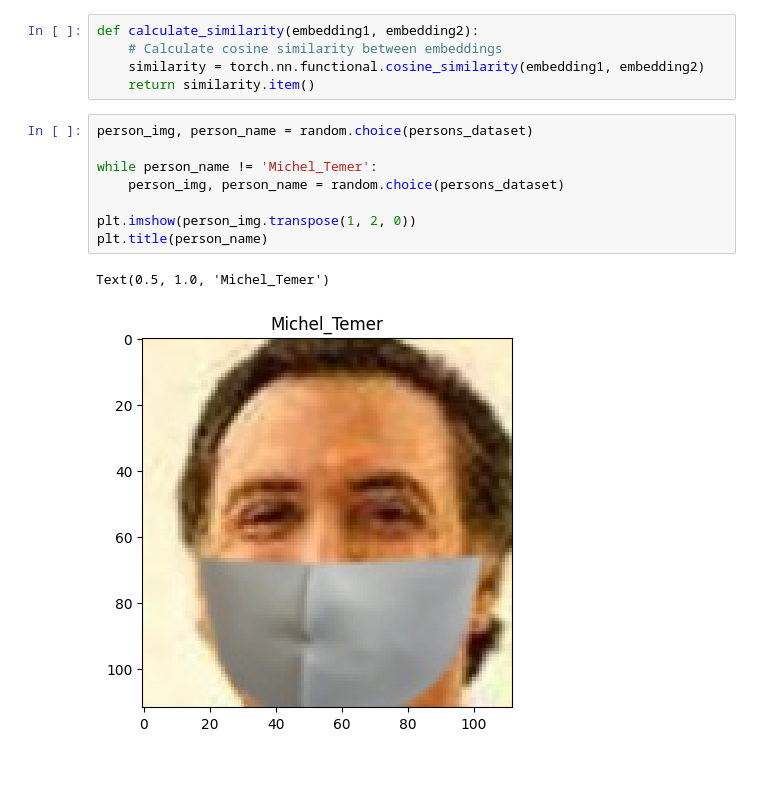
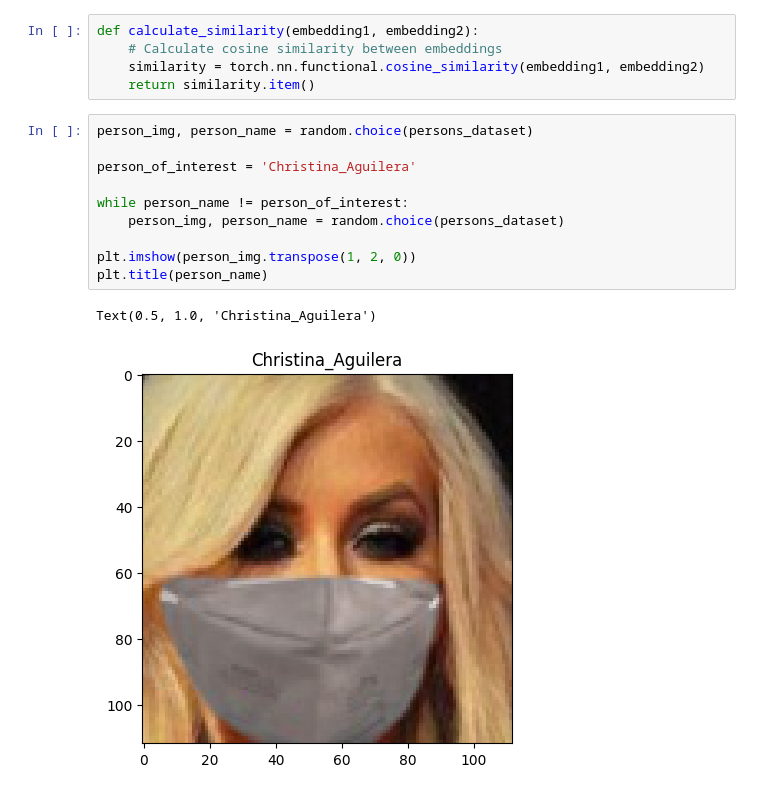
Before and after one commit to ebouhid/faceRecognition, a Jupyter notebook: predictions.ipynb, the cells around one changed output. Cells and saved outputs as stored; diff of their text form.

```diff
--- a/predictions.ipynb
+++ b/predictions.ipynb
@@ -89,14 +89,16 @@ def calculate_similarity(embedding1, embedding2):
 # %%
 person_img, person_name = random.choice(persons_dataset)
 
-while person_name != 'Michel_Temer':
+person_of_interest = 'Christina_Aguilera'
+
+while person_name != person_of_interest:
     person_img, person_name = random.choice(persons_dataset)
 
 plt.imshow(person_img.transpose(1, 2, 0))
 plt.title(person_name)
 # %% [output]
-Text(0.5, 1.0, 'Michel_Temer')
+Text(0.5, 1.0, 'Christina_Aguilera')
-[figure, old version]
+[figure, new version]
 # %%
 from heapq import nlargest
 from pprint import pprint
```
Also changed, not shown: parts of 7 cells of this notebook.
